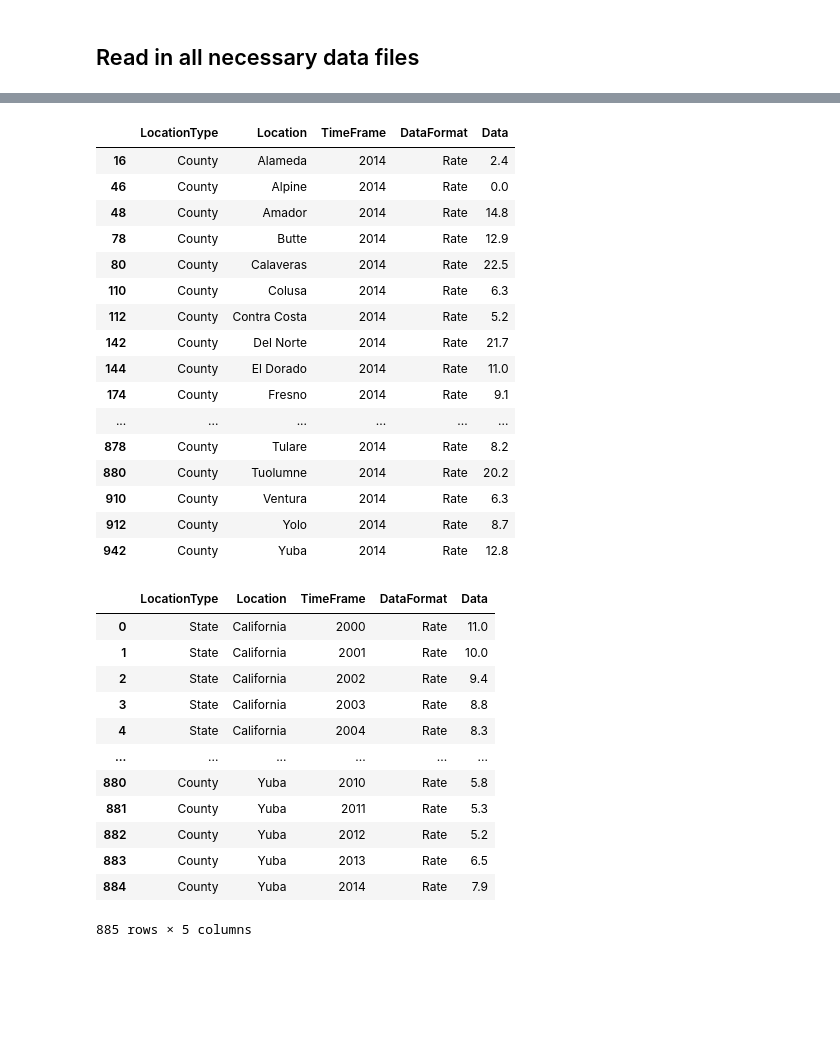
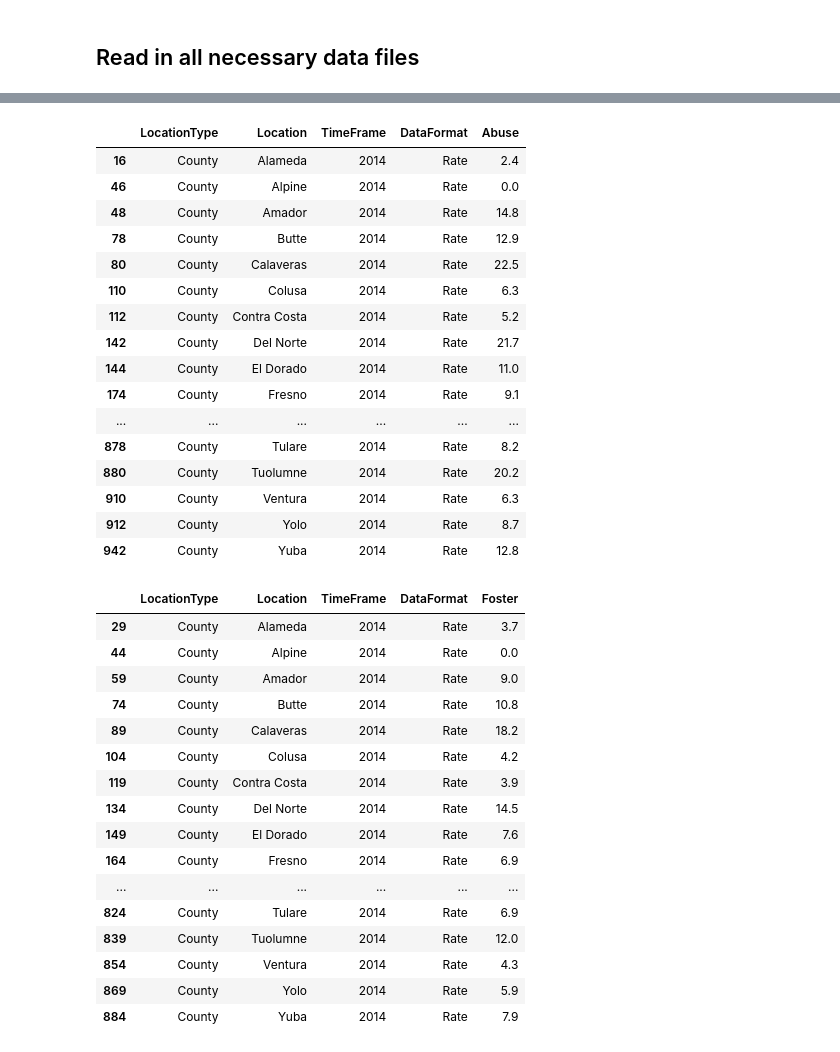
Before and after one commit to GordonSSu/dsci-531-project, a Jupyter notebook: project.ipynb, the cells around one changed output, grey strips where cells are left out. Cells and saved outputs as stored; diff of their text form; code cells hidden in the pictures; blank space fills up the shorter version.

```diff
--- a/project.ipynb
+++ b/project.ipynb
@@ -116,9 +125,10 @@ math_df
 # %%
 abuse_df = pd.read_csv(data_path + 'Rate of Child Abuse (per 1,000).csv')
 abuse_df = abuse_df.loc[(abuse_df['LocationType'] == 'County') & (abuse_df['TimeFrame'] == 2014)]
+abuse_df = abuse_df.rename(columns={'Data': 'Abuse'})
 abuse_df
 # %% [output]
-|  | LocationType | Location | TimeFrame | DataFormat | Data |
+|  | LocationType | Location | TimeFrame | DataFormat | Abuse |
 | 16 | County | Alameda | 2014 | Rate | 2.4 |
 | 46 | County | Alpine | 2014 | Rate | 0.0 |
 | 48 | County | Amador | 2014 | Rate | 14.8 |
@@ -136,21 +146,26 @@ abuse_df
 | 912 | County | Yolo | 2014 | Rate | 8.7 |
 | 942 | County | Yuba | 2014 | Rate | 12.8 |
 # %%
-df = pd.read_csv(data_path + 'Rate of Children in Foster Care (per 1,000).csv')
-abuse_df = abuse_df.loc[(abuse_df['LocationType'] == 'County') & (abuse_df['TimeFrame'] == 2014)]
-abuse_df
+foster_df = pd.read_csv(data_path + 'Rate of Children in Foster Care (per 1,000).csv')
+foster_df = foster_df.loc[(foster_df['LocationType'] == 'County') & (foster_df['TimeFrame'] == 2014)]
+foster_df = foster_df.rename(columns={'Data': 'Foster'})
+foster_df
 # %% [output]
-|  | LocationType | Location | TimeFrame | DataFormat | Data |
-| 0 | State | California | 2000 | Rate | 11.0 |
-| 1 | State | California | 2001 | Rate | 10.0 |
-| 2 | State | California | 2002 | Rate | 9.4 |
-| 3 | State | California | 2003 | Rate | 8.8 |
-| 4 | State | California | 2004 | Rate | 8.3 |
+|  | LocationType | Location | TimeFrame | DataFormat | Foster |
+| 29 | County | Alameda | 2014 | Rate | 3.7 |
+| 44 | County | Alpine | 2014 | Rate | 0.0 |
+| 59 | County | Amador | 2014 | Rate | 9.0 |
+| 74 | County | Butte | 2014 | Rate | 10.8 |
+| 89 | County | Calaveras | 2014 | Rate | 18.2 |
+| 104 | County | Colusa | 2014 | Rate | 4.2 |
+| 119 | County | Contra Costa | 2014 | Rate | 3.9 |
+| 134 | County | Del Norte | 2014 | Rate | 14.5 |
+| 149 | County | El Dorado | 2014 | Rate | 7.6 |
+| 164 | County | Fresno | 2014 | Rate | 6.9 |
 | ... | ... | ... | ... | ... | ... |
-| 880 | County | Yuba | 2010 | Rate | 5.8 |
-| 881 | County | Yuba | 2011 | Rate | 5.3 |
-| 882 | County | Yuba | 2012 | Rate | 5.2 |
-| 883 | County | Yuba | 2013 | Rate | 6.5 |
+| 824 | County | Tulare | 2014 | Rate | 6.9 |
+| 839 | County | Tuolumne | 2014 | Rate | 12.0 |
+| 854 | County | Ventura | 2014 | Rate | 4.3 |
+| 869 | County | Yolo | 2014 | Rate | 5.9 |
 | 884 | County | Yuba | 2014 | Rate | 7.9 |
-885 rows × 5 columns
 # %%
```
Also changed, not shown: parts of 12 cells of this notebook, 2 other files.
